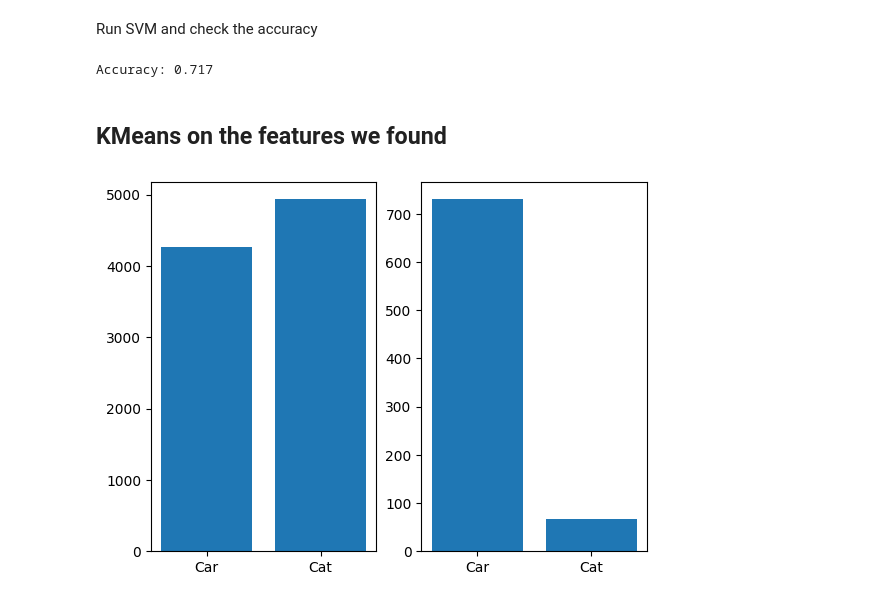
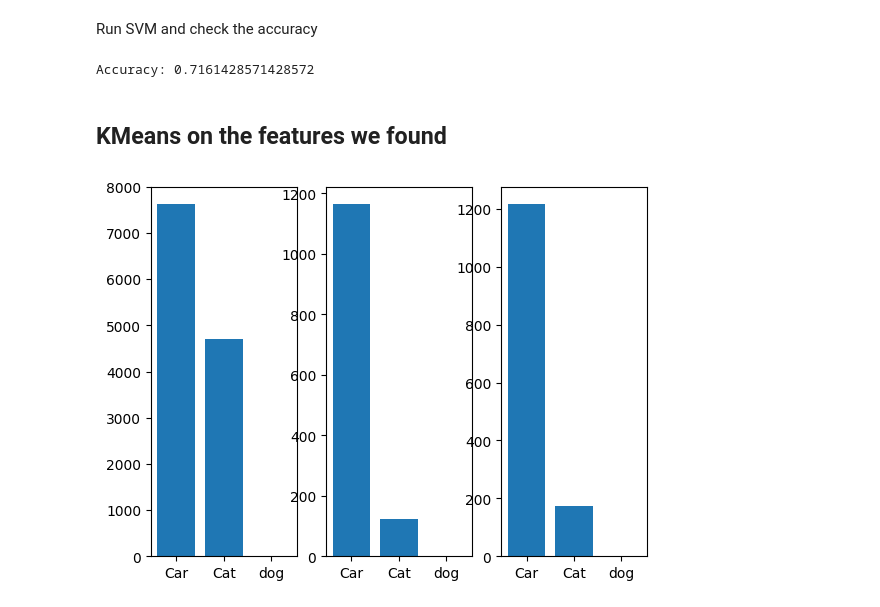
Before and after one commit to swapnasujith/AIML2swapnasajith, a Jupyter notebook: self_supervised_learning_experiment_by_adding_dog.ipynb, the cells around one changed output. Saved outputs shown, nothing was run; the diff lists cells and outputs as text; code cells hidden in the pictures.

```diff
--- a/self_supervised_learning_experiment_by_adding_dog.ipynb
+++ b/self_supervised_learning_experiment_by_adding_dog.ipynb
@@ -131,24 +132,28 @@ We can see that the features of each overlap and there is no clear separation. T
 Let us see the mix of data in each cluster
 # %%
 def visualize_kmeans(kmeans):
-  fig, ax = plt.subplots(1,2)
+  fig, ax = plt.subplots(1,3)
 
   # cluster = 0
   l_cluster = trainlabel[kmeans.labels_==0]
   class0 = np.sum(l_cluster==0)
   class1 = np.sum(l_cluster==1)
-  ax[0].bar(['Car','Cat','dog'],[class0,class1])
+  class2 = np.sum(l_cluster==2)
+
+  ax[0].bar(['Car','Cat','dog'],[class0,class1, class2])
 
   # cluster = 1
   l_cluster = trainlabel[kmeans.labels_==1]
   class0 = np.sum(l_cluster==0)
   class1 = np.sum(l_cluster==1)
-  ax[1].bar(['Car','Cat','dog'],[class0,class1])
+  class2 = np.sum(l_cluster==2)
+  ax[1].bar(['Car','Cat','dog'],[class0,class1,class2])
 
  # cluster = 2
-  2_cluster = trainlabel[kmeans.labels_==2]
+  l_cluster = trainlabel[kmeans.labels_==2]
   class0 = np.sum(l_cluster==0)
   class1 = np.sum(l_cluster==1)
-  ax[1].bar(['Car','Cat','dog'],[class0,class1])
+  class2 = np.sum(l_cluster==2)
+  ax[2].bar(['Car','Cat','dog'],[class0,class1,class2])
 # %%
 X = np.reshape(traindata, (len(traindata),-1))
@@ -393,7 +398,7 @@ Let us see how good these features are. First, we need to extract the features f
 # %%
 trainfeatures = torch.zeros((len(traindataset), 10)) # 10 is the number of features
 dataloader = torch.utils.data.DataLoader(traindataset, batch_size=batch_size,
-                                          shuffle=False, num_workers=2)
+                                          shuffle=False, num_workers=3)
 for i, (images, labels) in enumerate(dataloader):
   trainfeatures[i*batch_size: (i+1)*batch_size, :] = model.get_features(images)
 
@@ -402,7 +407,7 @@ trainfeatures = trainfeatures.data
 
 testfeatures = torch.zeros((len(testdataset), 10)) # 10 is the number of features
 dataloader = dataloader = torch.utils.data.DataLoader(testdataset, batch_size=batch_size,
-                                          shuffle=False, num_workers=2)
+                                          shuffle=False, num_workers=3)
 for i, (images, labels) in enumerate(dataloader):
   testfeatures[i*batch_size: (i+1)*batch_size, :] = model.get_features(images)
 
@@ -415,11 +420,11 @@ clf.fit(trainfeatures, trainlabel)
 test_predict = clf.predict(testfeatures)
 print("Accuracy:",metrics.accuracy_score(test_predict, testlabel))
 # %% [output]
-Accuracy: 0.717
+Accuracy: 0.7161428571428572
 # %% [markdown]
 ## KMeans on the features we found
 # %%
-kmeans = KMeans(n_clusters=2, random_state=0, n_init="auto").fit(trainfeatures)
+kmeans = KMeans(n_clusters=3, random_state=0, n_init="auto").fit(trainfeatures)
 visualize_kmeans(kmeans)
 # %% [output]
-[figure, old version]
+[figure, new version]
```
Also changed, not shown: parts of 9 cells of this notebook.
